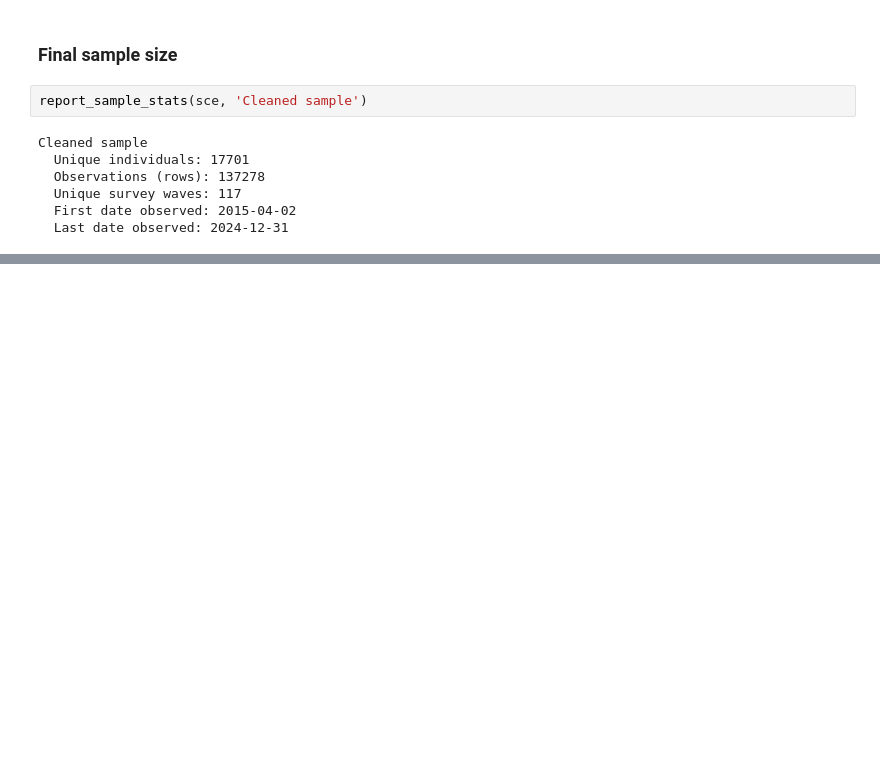
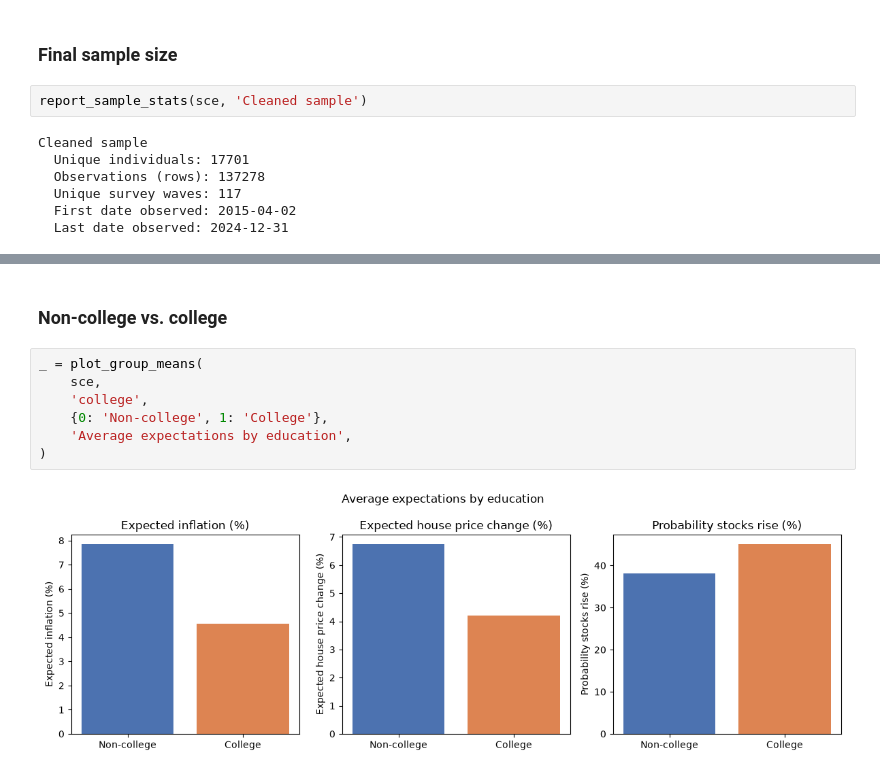
Before and after one commit to Israt0408/AI_week_IM, a Jupyter notebook: term_paper.ipynb, the cells around one changed output, grey strips where cells are left out. Drawn from its saved outputs; the diff is of its cells as text; blank space fills up the shorter version.

```diff
--- a/term_paper.ipynb
+++ b/term_paper.ipynb
@@ -233,0 +291,11 @@ Cleaned sample
+# %% [markdown]
+### Non-college vs. college
+# %%
+_ = plot_group_means(
+    sce,
+    'college',
+    {0: 'Non-college', 1: 'College'},
+    'Average expectations by education',
+)
+# %% [output]
+[figure, added]
```
Also changed, not shown: parts of 7 cells of this notebook.
